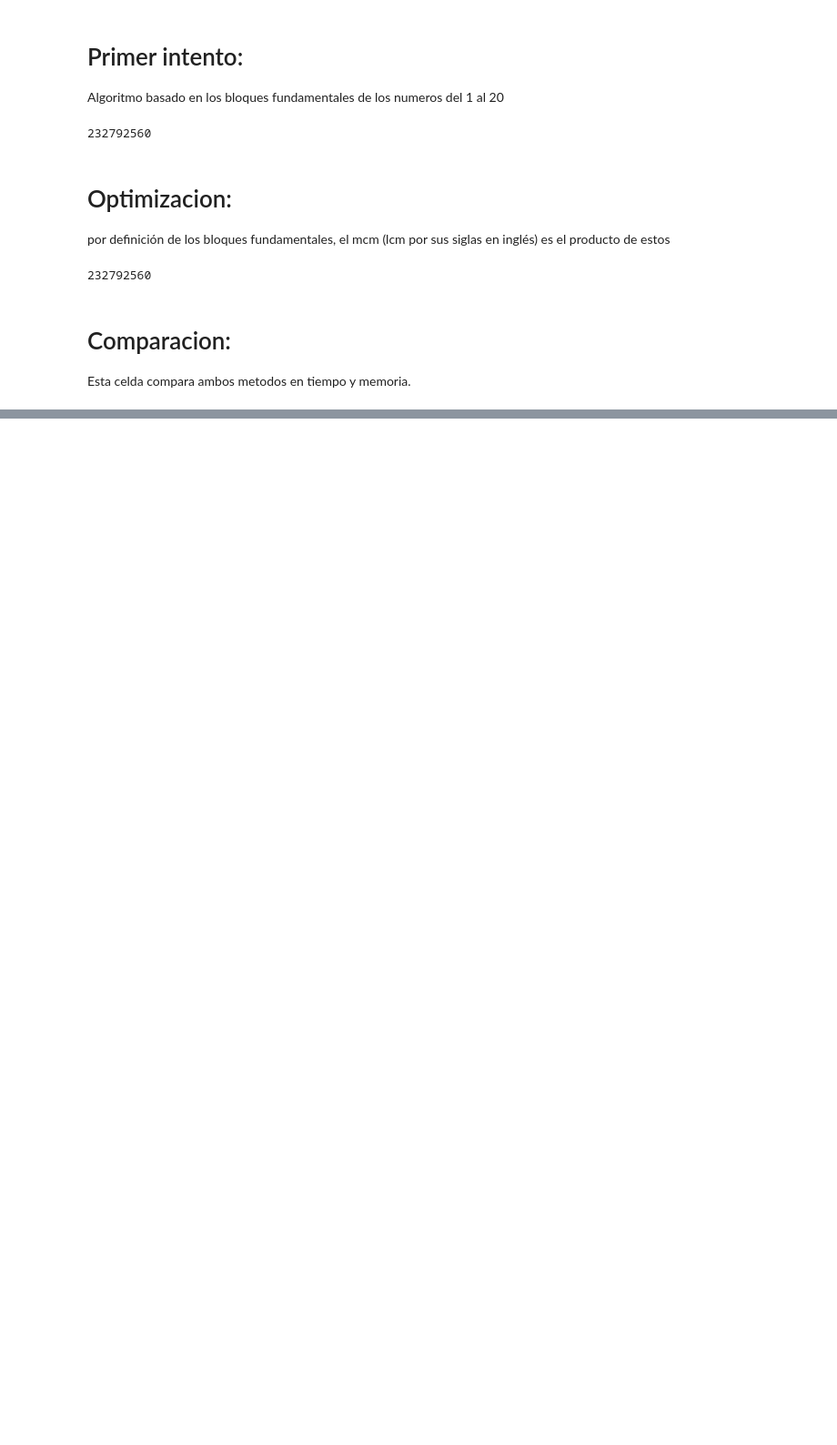
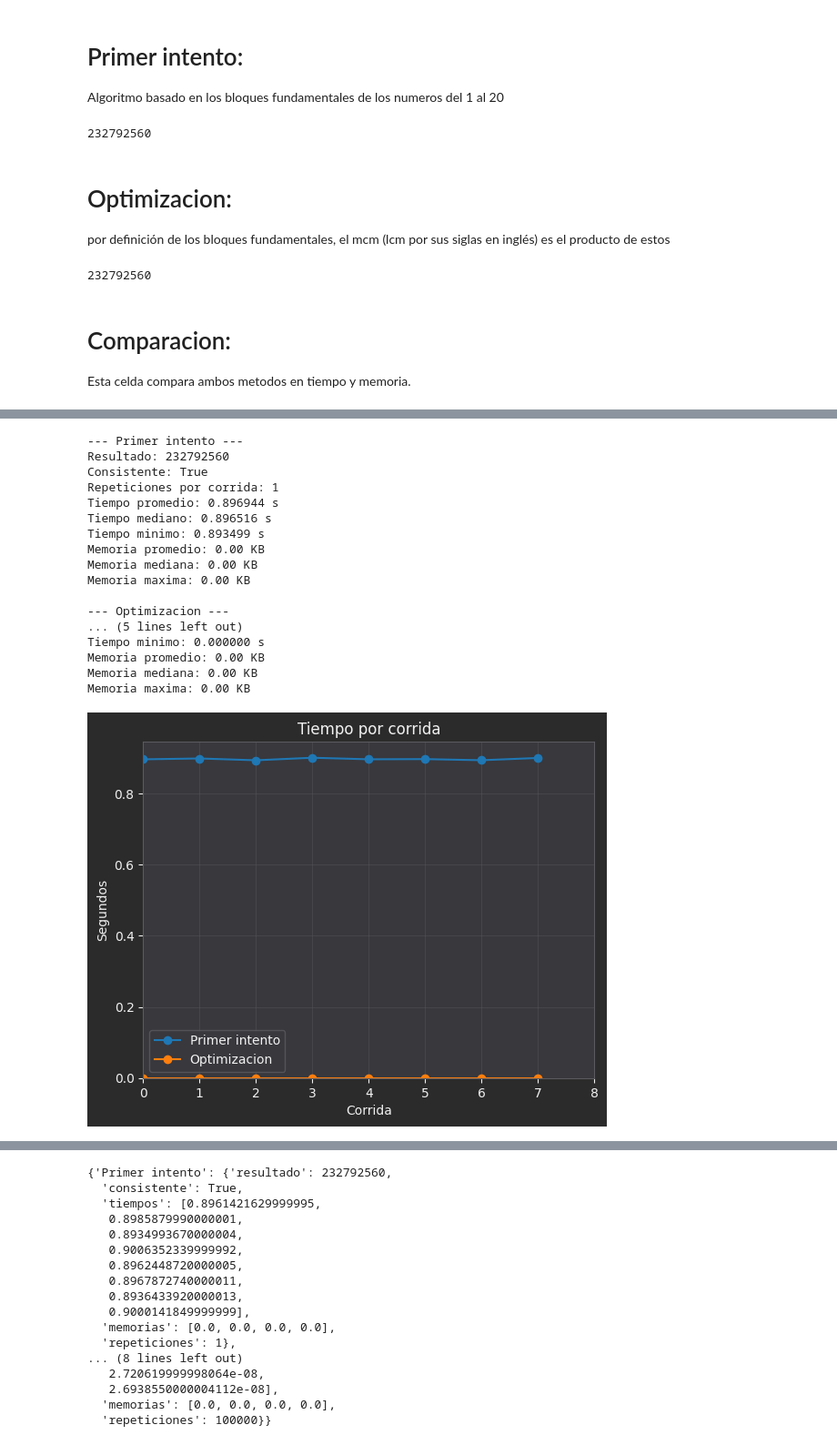
Before and after one commit to gamaerry/euler, a Jupyter notebook: notebooks/p005.ipynb, the cells around one changed output, grey strips where cells are left out. Shown at 91% size. Saved outputs shown, nothing was run; the diff lists cells and outputs as text; code cells hidden in the pictures; blank space fills up the shorter version.

```diff
--- a/notebooks/p005.ipynb
+++ b/notebooks/p005.ipynb
@@ -29,7 +29,7 @@ por definición de los bloques fundamentales, el mcm (lcm por sus siglas en ingl
 from math import prod
 
 def optimizacion():
-      return prod([9,5,7,11,13,16,17,19])
+      return 9*5*7*11*13*16*17*19
 
 optimizacion()
 # %% [output]
@@ -130,0 +41,23 @@ Memoria maxima: 0.02 KB
+# %%
+from lib.utils import comparar_metodos
+
+comparar_metodos(primer_intento, optimizacion)
+# %% [output]
+--- Primer intento ---
+Resultado: 232792560
+Consistente: True
+Repeticiones por corrida: 1
+Tiempo promedio: 0.896944 s
+Tiempo mediano: 0.896516 s
+Tiempo minimo: 0.893499 s
+Memoria promedio: 0.00 KB
+Memoria mediana: 0.00 KB
+Memoria maxima: 0.00 KB
+
+--- Optimizacion ---
+... (5 lines left out)
+Tiempo minimo: 0.000000 s
+Memoria promedio: 0.00 KB
+Memoria mediana: 0.00 KB
+Memoria maxima: 0.00 KB
+[figure, added]
@@ -130,0 +65,17 @@ Memoria maxima: 0.02 KB
+{'Primer intento': {'resultado': 232792560,
+  'consistente': True,
+  'tiempos': [0.8961421629999995,
+   0.8985879990000001,
+   0.8934993670000004,
+   0.9006352339999992,
+   0.8962448720000005,
+   0.8967872740000011,
+   0.8936433920000013,
+   0.9000141849999999],
+  'memorias': [0.0, 0.0, 0.0, 0.0],
+  'repeticiones': 1},
+... (8 lines left out)
+   2.720619999998064e-08,
+   2.6938550000004112e-08],
+  'memorias': [0.0, 0.0, 0.0, 0.0],
+  'repeticiones': 100000}}
```
Also changed, not shown: parts of 2 cells of this notebook, 10 other files.
